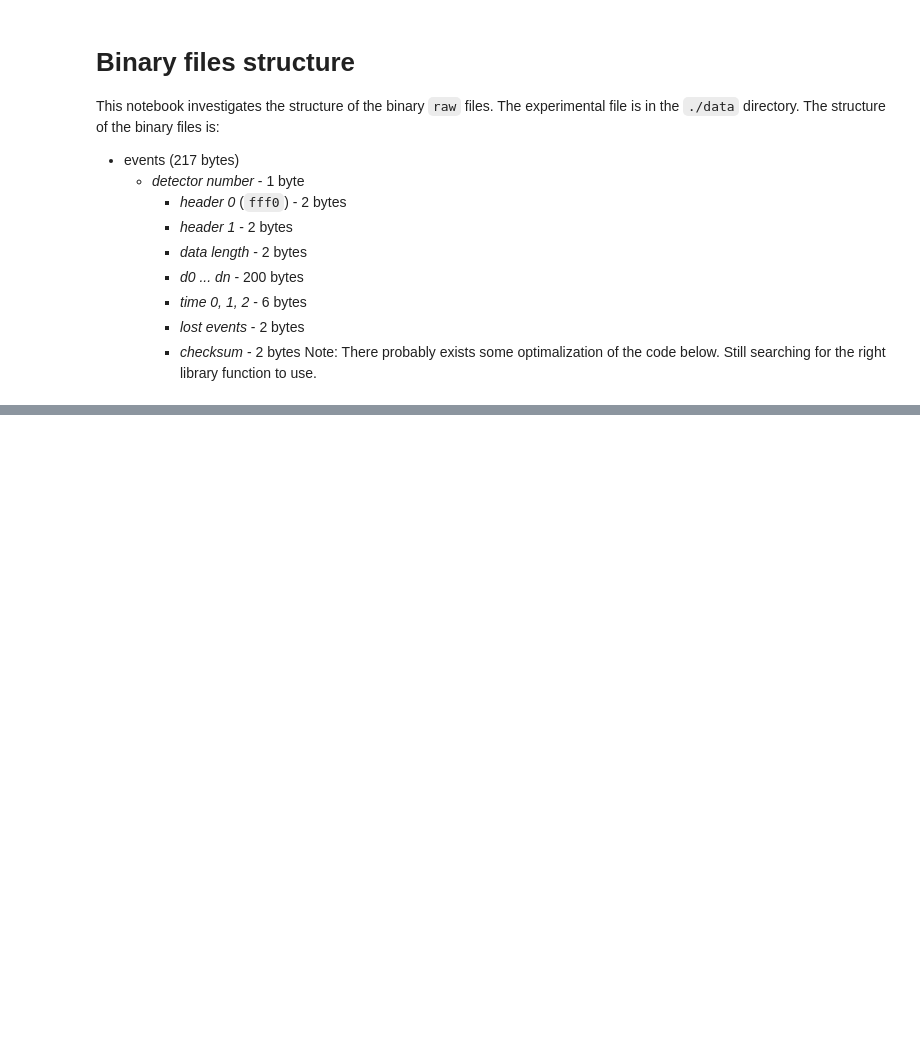
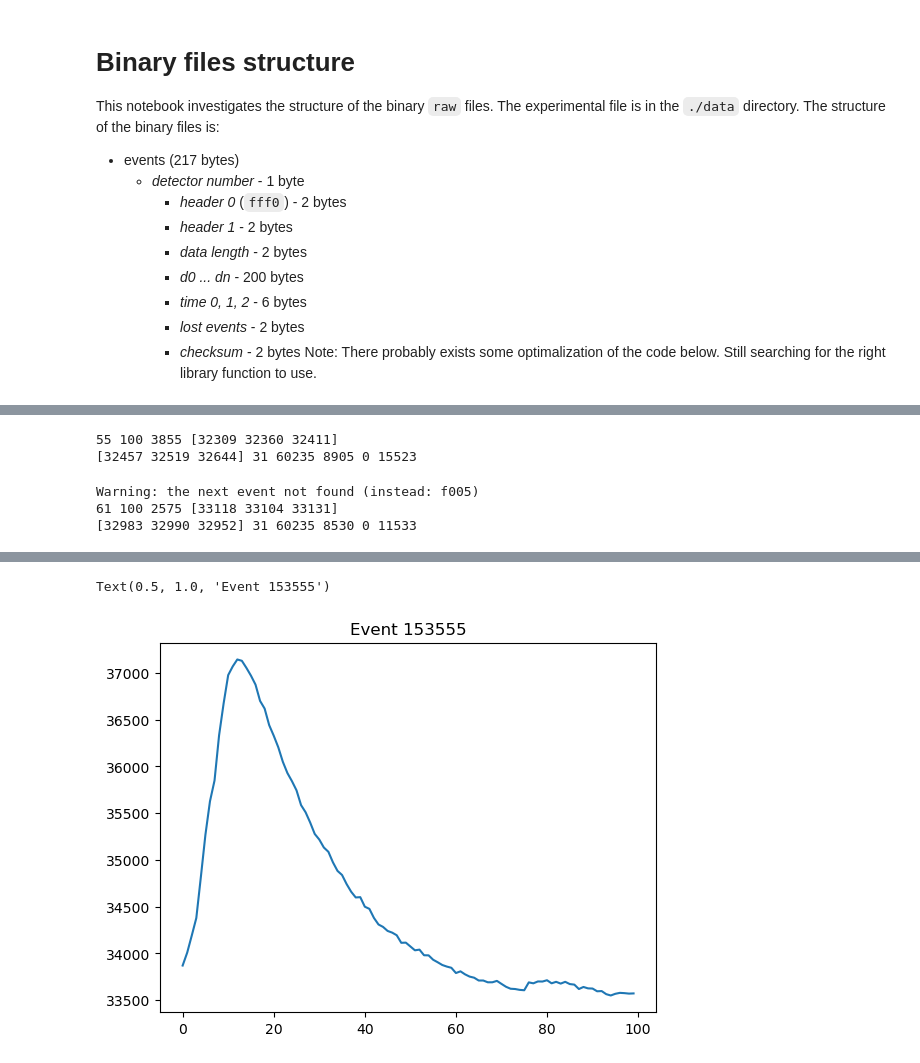
Before and after one commit to DrumJB/S3Python, a Jupyter notebook: binaryFilesStructure.ipynb, the cells around one changed output, grey strips where cells are left out. Drawn from its saved outputs; the diff is of its cells as text; code cells hidden in the pictures; blank space fills up the shorter version.

```diff
--- a/binaryFilesStructure.ipynb
+++ b/binaryFilesStructure.ipynb
@@ -94,0 +122,25 @@ e_n.detector
+# %%
+# normal event
+nth_event = 203579                       # the nth event to plot
+e_n = Event(hexdata, first_header+nth_event*434-2)  # creating an instance
+print(e_n.detector, e_n.length, e_n.h1, e_n.samples[:3])
+print(e_n.samples[-3:], e_n.t1, e_n.t2, e_n.t3, e_n.lost_events, e_n.checksum)
+# %% [output]
+55 100 3855 [32309 32360 32411]
+[32457 32519 32644] 31 60235 8905 0 15523
+# %%
+# interrupted event
+nth_event = 203580                       # the nth event to plot
+e_n = Event(hexdata, first_header+nth_event*434-2)  # creating an instance
+print(e_n.detector, e_n.length, e_n.h1, e_n.samples[:3])
+print(e_n.samples[-3:], e_n.t1, e_n.t2, e_n.t3, e_n.lost_events, e_n.checksum)
+# %% [output]
+Warning: the next event not found (instead: f005)
+61 100 2575 [33118 33104 33131]
+[32983 32990 32952] 31 60235 8530 0 11533
+# %%
+nth_event = 153555                       # the nth event to plot
+e_n = Event(hexdata, first_header+nth_event*434)  # creating an instance
+pp.plot(e_n.samples)                    # plotting parsed data
+pp.title(f"Event {nth_event}")
+# %% [output]
@@ -94,0 +148,2 @@ e_n.detector
+Text(0.5, 1.0, 'Event 153555')
+[figure, added]
```
Also changed, not shown: parts of 10 cells of this notebook, 2 other files.
